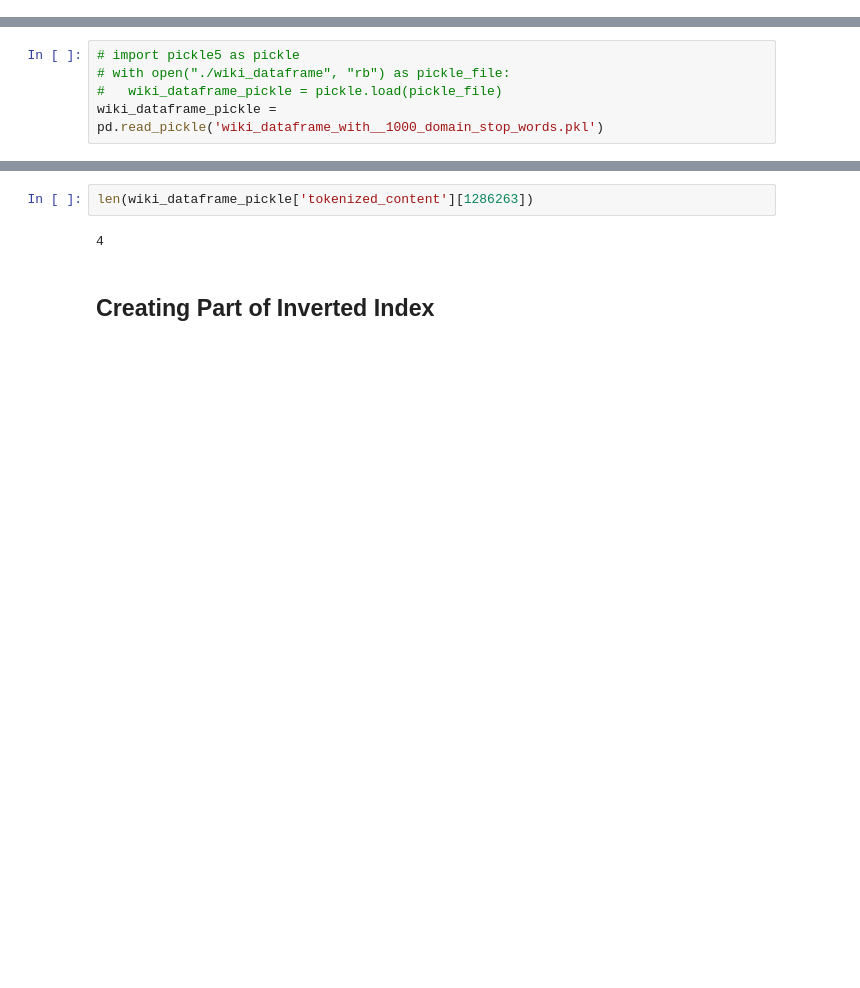
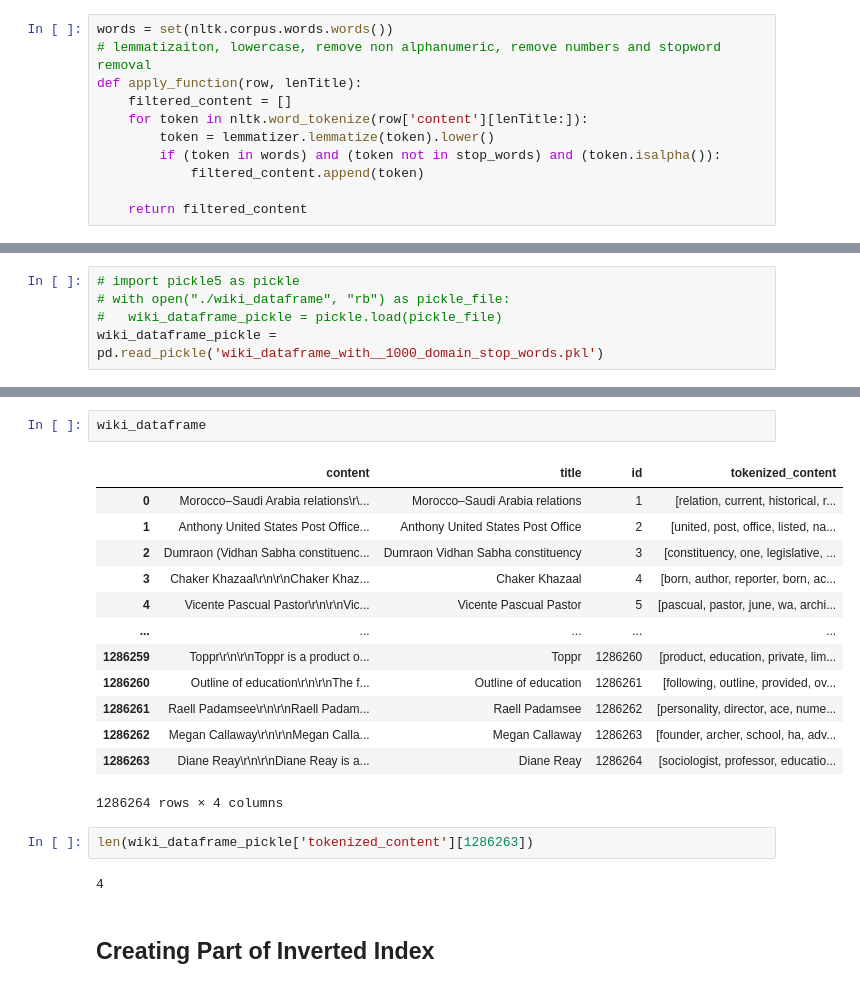
Before and after one commit to Diginyx/CS437-537, a Jupyter notebook: project1.ipynb, the cells around one changed output, grey strips where cells are left out. Cells and saved outputs as stored; diff of their text form; blank space fills up the shorter version.

Commit message:
removed non-english and numbers

```diff
--- a/project1.ipynb
+++ b/project1.ipynb
@@ -54 +143,12 @@ len(stop_words)
+# %%
+words = set(nltk.corpus.words.words())
+# lemmatizaiton, lowercase, remove non alphanumeric, remove numbers and stopword removal
+def apply_function(row, lenTitle):
+    filtered_content = []
+    for token in nltk.word_tokenize(row['content'][lenTitle:]):
+        token = lemmatizer.lemmatize(token).lower()
+        if (token in words) and (token not in stop_words) and (token.isalpha()):
+            filtered_content.append(token)
+
+    return filtered_content
 # %%
@@ -91,3 +216,19 @@ wiki_dataframe_pickle
+# %%
+wiki_dataframe
+# %% [output]
+|  | content | title | id | tokenized_content |
+| 0 | Morocco–Saudi Arabia relations\r\... | Morocco–Saudi Arabia relations | 1 | [relation, current, historical, r... |
+| 1 | Anthony United States Post Office... | Anthony United States Post Office | 2 | [united, post, office, listed, na... |
+| 2 | Dumraon (Vidhan Sabha constituenc... | Dumraon Vidhan Sabha constituency | 3 | [constituency, one, legislative, ... |
+| 3 | Chaker Khazaal\r\n\r\nChaker Khaz... | Chaker Khazaal | 4 | [born, author, reporter, born, ac... |
+| 4 | Vicente Pascual Pastor\r\n\r\nVic... | Vicente Pascual Pastor | 5 | [pascual, pastor, june, wa, archi... |
+| ... | ... | ... | ... | ... |
+| 1286259 | Toppr\r\n\r\nToppr is a product o... | Toppr | 1286260 | [product, education, private, lim... |
+| 1286260 | Outline of education\r\n\r\nThe f... | Outline of education | 1286261 | [following, outline, provided, ov... |
+| 1286261 | Raell Padamsee\r\n\r\nRaell Padam... | Raell Padamsee | 1286262 | [personality, director, ace, nume... |
+| 1286262 | Megan Callaway\r\n\r\nMegan Calla... | Megan Callaway | 1286263 | [founder, archer, school, ha, adv... |
+| 1286263 | Diane Reay\r\n\r\nDiane Reay is a... | Diane Reay | 1286264 | [sociologist, professor, educatio... |
+1286264 rows × 4 columns
 # %%
 len(wiki_dataframe_pickle['tokenized_content'][1286263])
 # %% [output]
```
Also changed, not shown: parts of 31 cells of this notebook, 6 other files.
